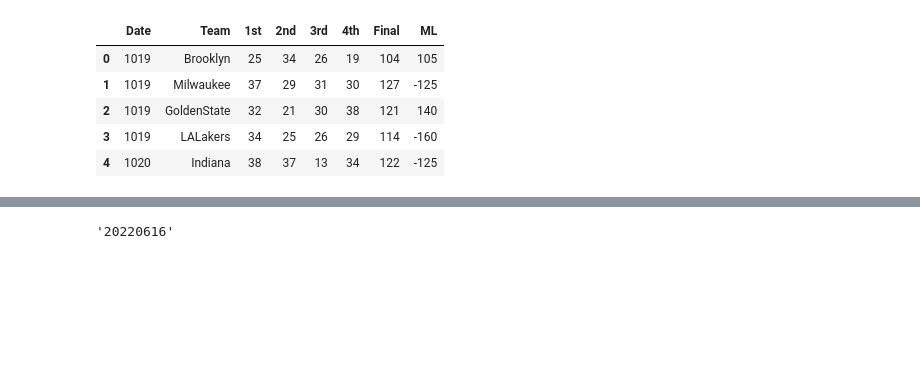
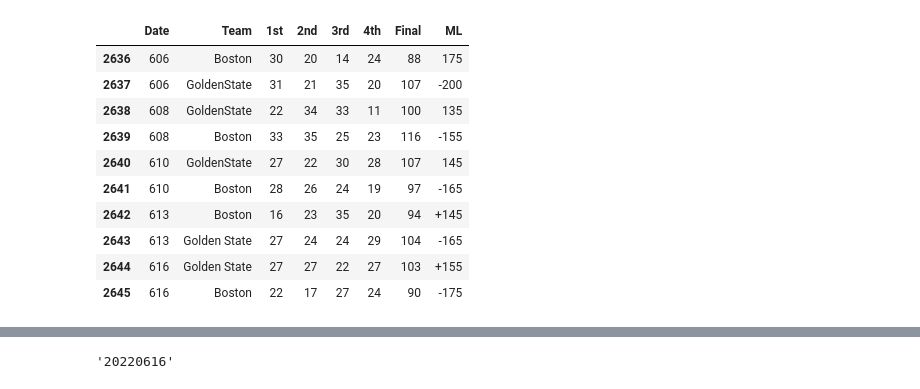
Before and after one commit to cedric16370/Ydays-Sport, a Jupyter notebook: Projet-Sport.ipynb, the cells around one changed output, grey strips where cells are left out. Saved outputs shown, nothing was run; the diff lists cells and outputs as text; code cells hidden in the pictures; blank space fills up the shorter version.

```diff
--- a/Projet-Sport.ipynb
+++ b/Projet-Sport.ipynb
@@ -3,12 +8,18 @@ import pandas as pd
 # %%
+# Récupération du jeu de données
 path = 'nba odds 2021-22.xlsx'
 dataframe = pd.read_excel(path, usecols = ['Date', 'Team', '1st', '2nd', '3rd', '4th', 'Final', 'ML'])
-dataframe.head()
+dataframe.tail(10)
 # %% [output]
 |  | Date | Team | 1st | 2nd | 3rd | 4th | Final | ML |
-| 0 | 1019 | Brooklyn | 25 | 34 | 26 | 19 | 104 | 105 |
-| 1 | 1019 | Milwaukee | 37 | 29 | 31 | 30 | 127 | -125 |
-| 2 | 1019 | GoldenState | 32 | 21 | 30 | 38 | 121 | 140 |
-| 3 | 1019 | LALakers | 34 | 25 | 26 | 29 | 114 | -160 |
-| 4 | 1020 | Indiana | 38 | 37 | 13 | 34 | 122 | -125 |
+| 2636 | 606 | Boston | 30 | 20 | 14 | 24 | 88 | 175 |
+| 2637 | 606 | GoldenState | 31 | 21 | 35 | 20 | 107 | -200 |
+| 2638 | 608 | GoldenState | 22 | 34 | 33 | 11 | 100 | 135 |
+| 2639 | 608 | Boston | 33 | 35 | 25 | 23 | 116 | -155 |
+| 2640 | 610 | GoldenState | 27 | 22 | 30 | 28 | 107 | 145 |
+| 2641 | 610 | Boston | 28 | 26 | 24 | 19 | 97 | -165 |
+| 2642 | 613 | Boston | 16 | 23 | 35 | 20 | 94 | +145 |
+| 2643 | 613 | Golden State | 27 | 24 | 24 | 29 | 104 | -165 |
+| 2644 | 616 | Golden State | 27 | 27 | 22 | 27 | 103 | +155 |
+| 2645 | 616 | Boston | 22 | 17 | 27 | 24 | 90 | -175 |
 # %%
```
Also changed, not shown: parts of 37 cells of this notebook.
